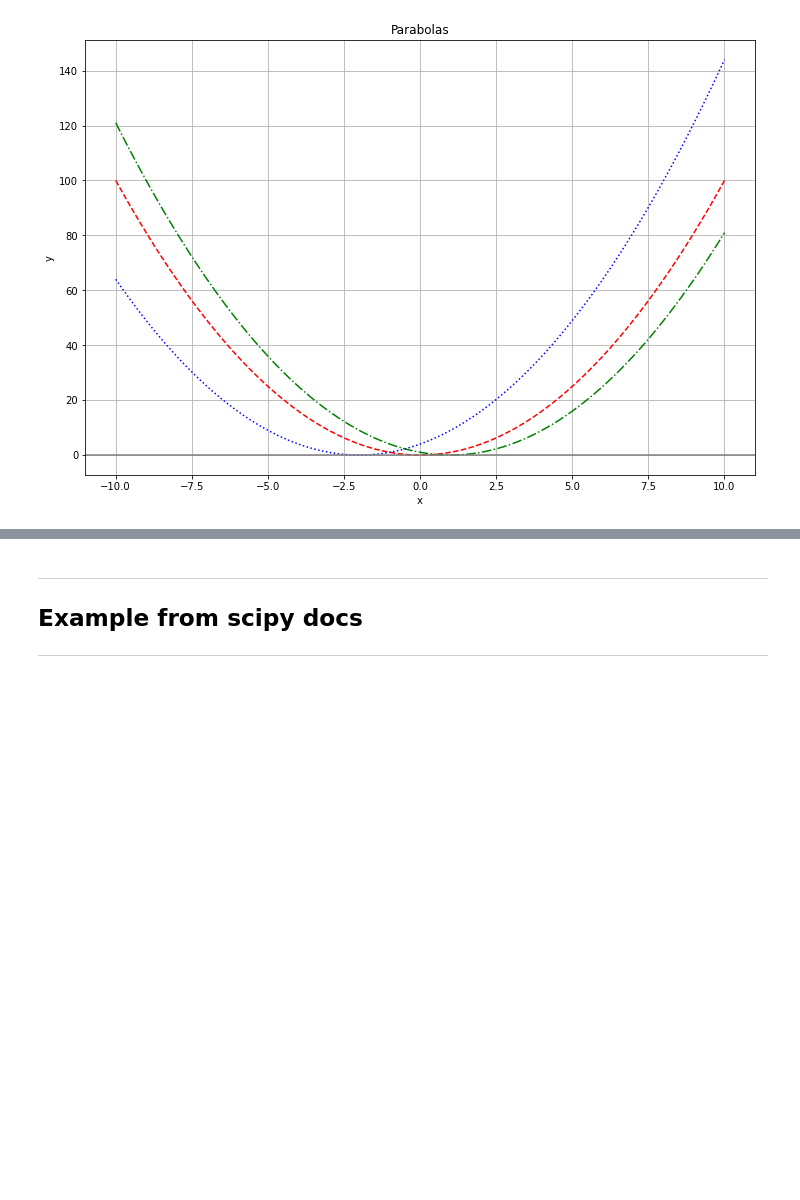
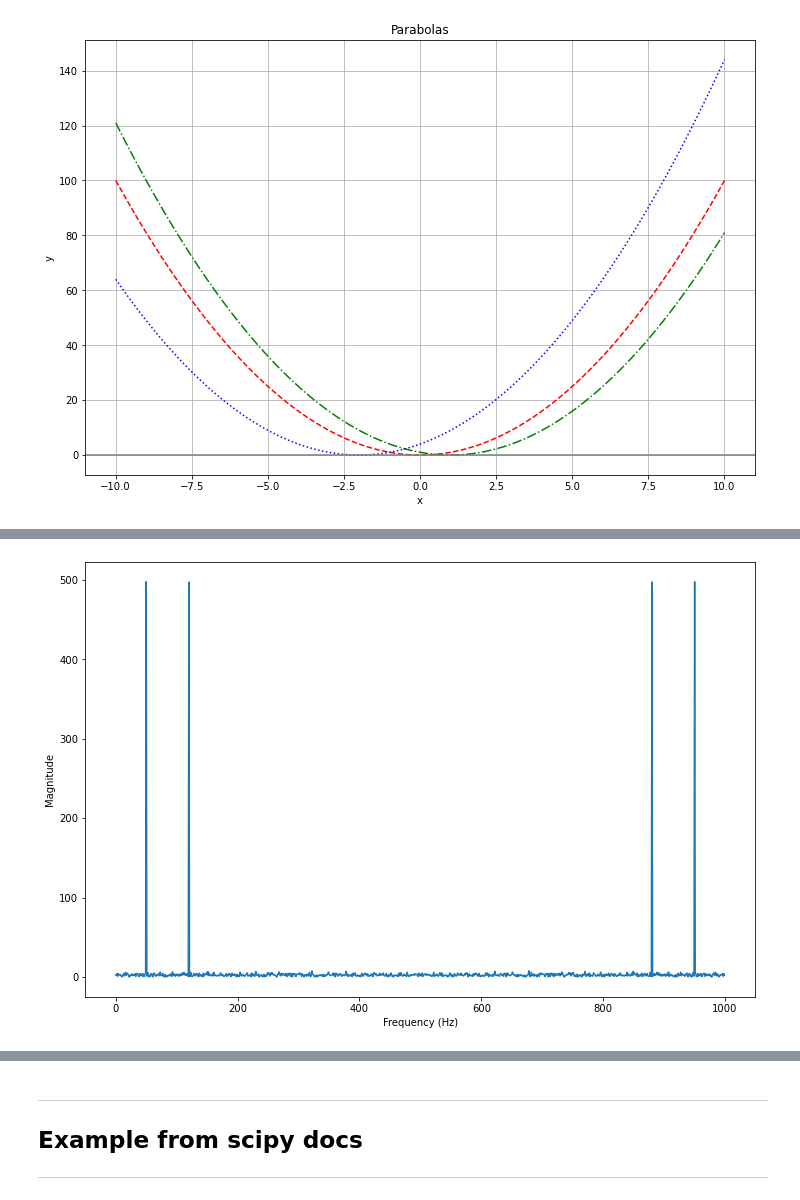
Before and after one commit to NatanTrosmanGMIT/Emerging_Technoligies, a Jupyter notebook: notebooks/03-fourier-transform.ipynb, the cells around one changed output, grey strips where cells are left out. Drawn from its saved outputs; the diff is of its cells as text; code cells hidden in the pictures; blank space fills up the shorter version.

```diff
--- a/notebooks/03-fourier-transform.ipynb
+++ b/notebooks/03-fourier-transform.ipynb
@@ -143,0 +209,15 @@ plt.show()
+# %%
+# Compute FFT
+Y = fft(y)
+
+# Get frequency vector
+f = np.arange(0, fs, fs/t.size)
+
+# Plot magnitude spectrum
+plt.figure(figsize=(12,8))
+plt.plot(f, np.abs(Y))
+plt.xlabel('Frequency (Hz)')
+plt.ylabel('Magnitude')
+plt.show()
+# %% [output]
+[figure, added]
```
Also changed, not shown: parts of 55 cells of this notebook.
